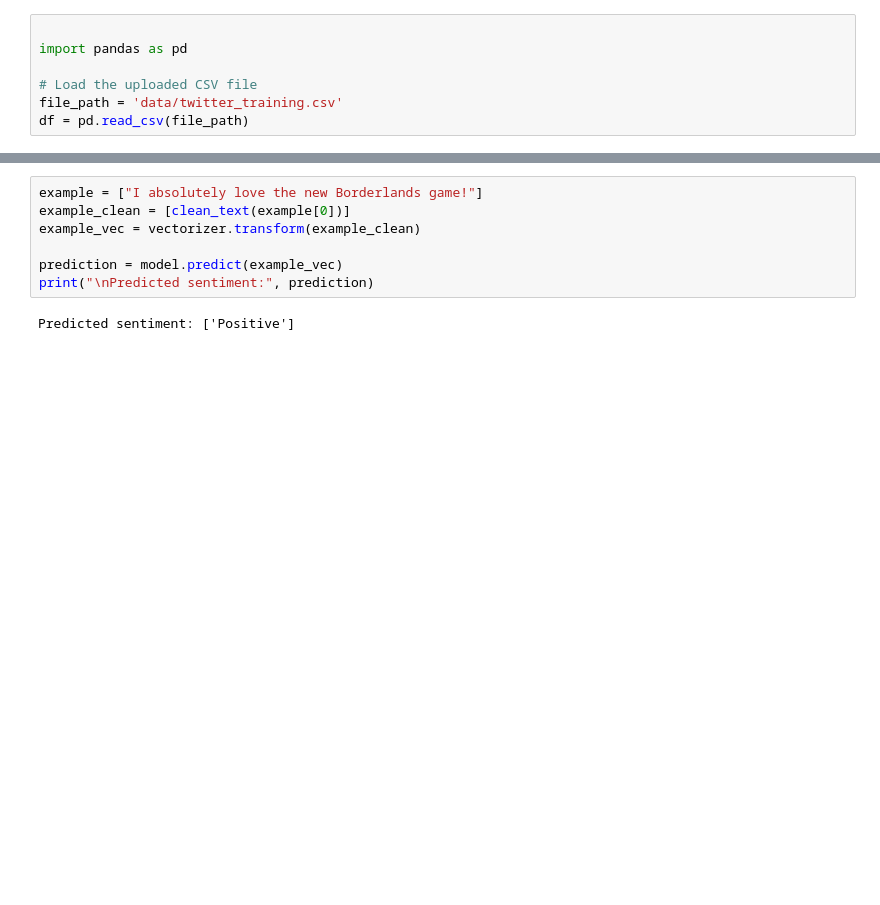
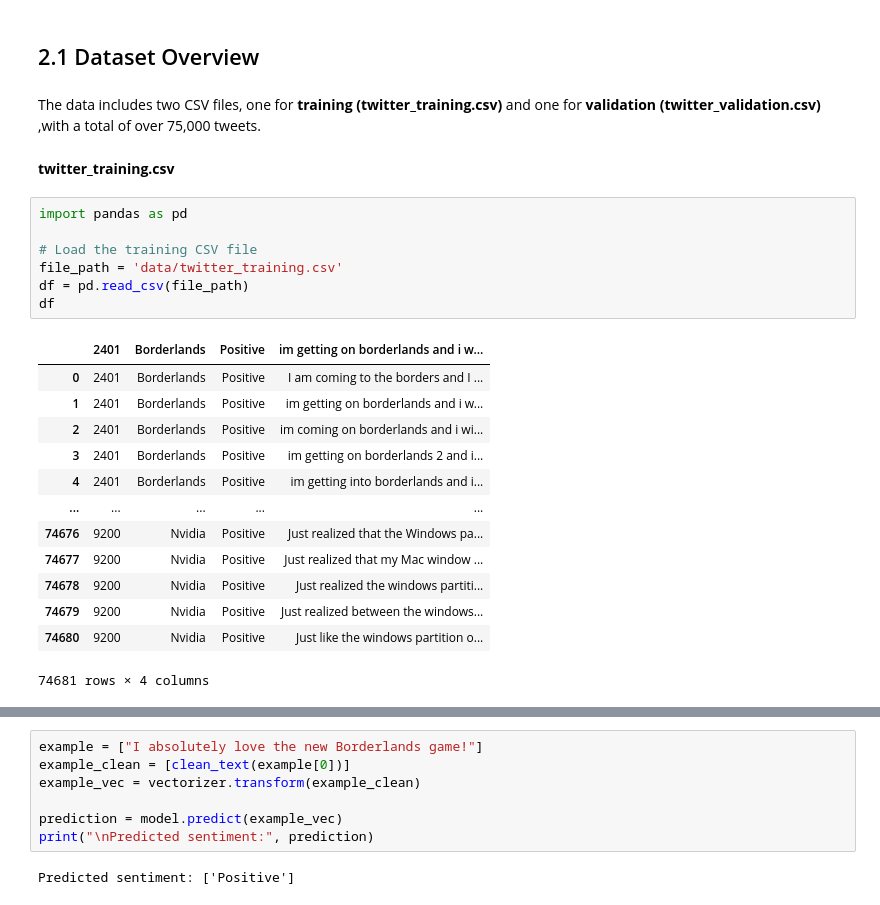
Before and after one commit to Salrahim21/twitter-sentiment-dashboard, a Jupyter notebook: Notebook.ipynb, the cells around one changed output, grey strips where cells are left out. Cells and saved outputs as stored; diff of their text form; blank space fills up the shorter version.

```diff
--- a/Notebook.ipynb
+++ b/Notebook.ipynb
@@ -3,7 +73,27 @@
+# %% [markdown]
+## 2.1 Dataset Overview
+# %% [markdown]
+The data includes two CSV files, one for **training (twitter_training.csv)** and one for **validation (twitter_validation.csv)** ,with a total of over 75,000 tweets.
+# %% [markdown]
+**twitter_training.csv**
 # %%
-
 import pandas as pd
 
-# Load the uploaded CSV file
+# Load the training CSV file
 file_path = 'data/twitter_training.csv'
 df = pd.read_csv(file_path)
+df
+# %% [output]
+|  | 2401 | Borderlands | Positive | im getting on borderlands and i w... |
+| 0 | 2401 | Borderlands | Positive | I am coming to the borders and I ... |
+| 1 | 2401 | Borderlands | Positive | im getting on borderlands and i w... |
+| 2 | 2401 | Borderlands | Positive | im coming on borderlands and i wi... |
+| 3 | 2401 | Borderlands | Positive | im getting on borderlands 2 and i... |
+| 4 | 2401 | Borderlands | Positive | im getting into borderlands and i... |
+| ... | ... | ... | ... | ... |
+| 74676 | 9200 | Nvidia | Positive | Just realized that the Windows pa... |
+| 74677 | 9200 | Nvidia | Positive | Just realized that my Mac window ... |
+| 74678 | 9200 | Nvidia | Positive | Just realized the windows partiti... |
+| 74679 | 9200 | Nvidia | Positive | Just realized between the windows... |
+| 74680 | 9200 | Nvidia | Positive | Just like the windows partition o... |
+74681 rows × 4 columns
```
Also changed, not shown: parts of 58 cells of this notebook, 1 other file.
